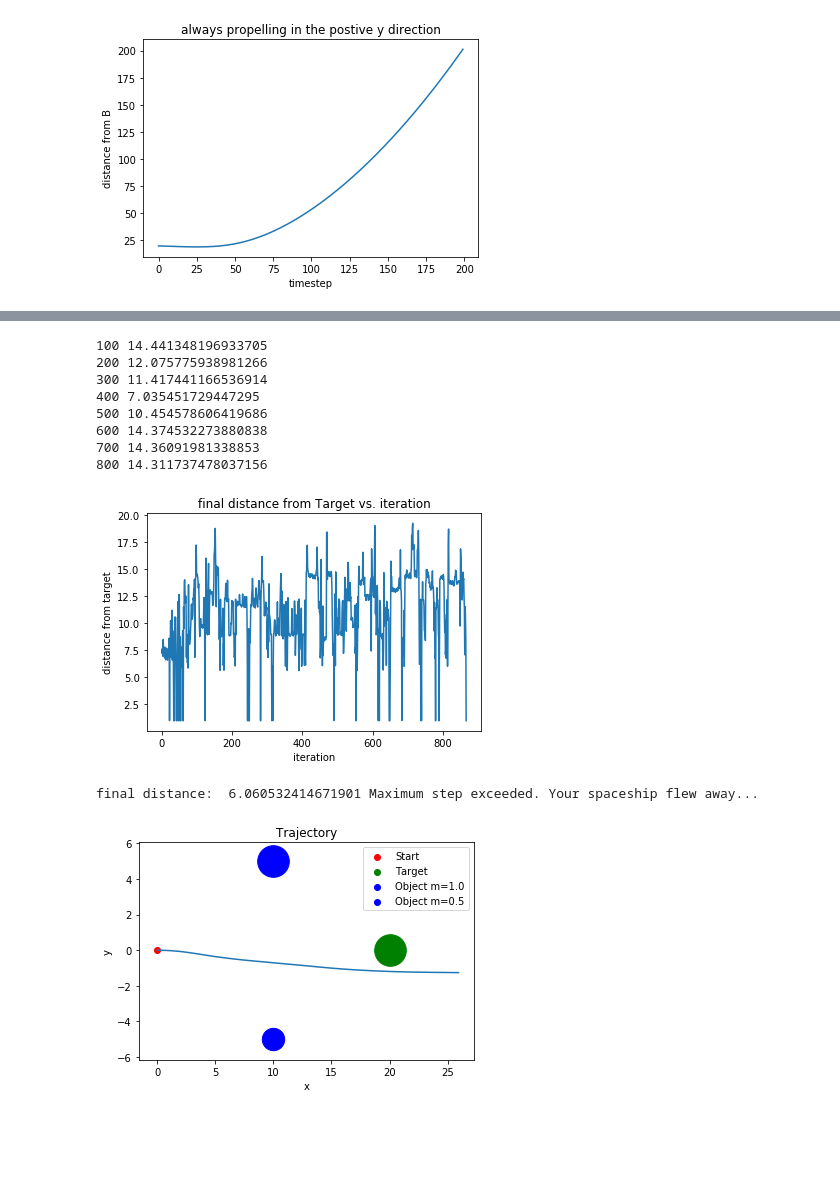
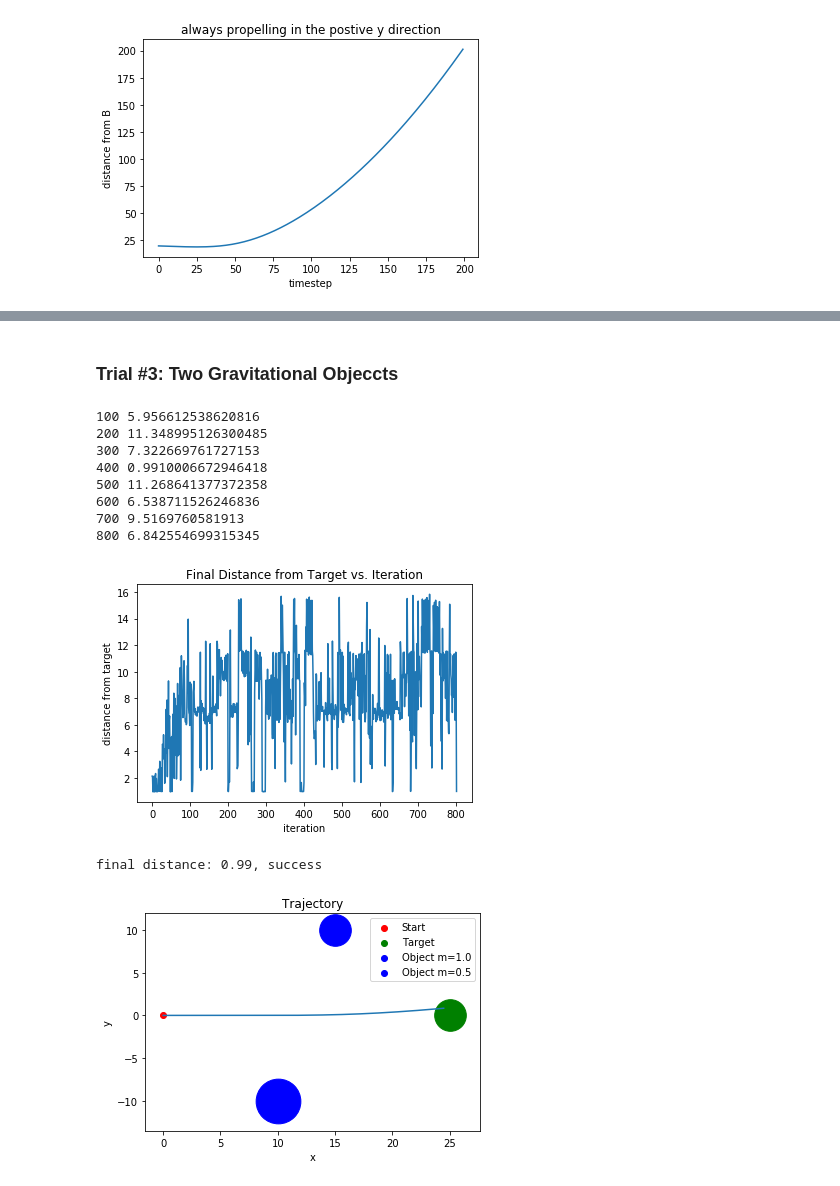
Before and after one commit to RaindragonD/space_hitchhiker, a Jupyter notebook: QLearning_Space_Hitchhiker.ipynb, the cells around one changed output, grey strips where cells are left out. Cells and saved outputs as stored; diff of their text form; code cells hidden in the pictures; blank space fills up the shorter version.

```diff
--- a/QLearning_Space_Hitchhiker.ipynb
+++ b/QLearning_Space_Hitchhiker.ipynb
@@ -97,17 +97,20 @@ class SpaceTraversal:
         # test if the spaceship crashes
         n_object = self.x.shape[0] - 1
         i = 1
-        while i < n_object:
+        while i <= n_object:
             obj_dist = self.calc_dist(r_cur, self.x[i])
-            if obj_dist <= self.r[i]:
+            if obj_dist <= self.r[i-1]:
                 done = True
+                rwd = -10
                 msg = "Bump onto object {}".format(i)
+                break
             i += 1
         # test if the maximum step is exceeded
         self.cur_step += 1
         if self.cur_step == self.max_step:
             done = True
-            msg = "Maximum step exceeded. Your spaceship flew away..."
+            rwd = -10
+            msg = "Your spaceship flew away..."
         # append trajectory if testing
         if test:
             self.trajectory[0].append(self.x[0][0])
@@ -214,7 +217,6 @@ class QLSolver:
                    gamma=1 means consider only next step
         """
         dist_his = []
-        action_his = []
         for episode in range(max_itr):
             alpha = max(alpha_floor,  0.1-math.log10((episode + 1) * eta))
             e = max(e_floor, 0.8 - math.log10((episode + 1) * eta ))
@@ -230,19 +232,21 @@ class QLSolver:
                 self.Q[state][action] += alpha * (rwd + gamma * np.max(self.Q[newState]) - oldQ)
                 state = newState
             dist_his.append(cur_dist)
-            action_his.append(action)
             if (episode+1) % 100 == 0:
                 print(episode+1, cur_dist)
             if break_if_success and msg=='success' and episode>min_itr:
                 break
-        return dist_his, action_his
+        return dist_his
 
     def run(self):
         state = self.transformObs(self.env.reset())
         cur_dist = None
         done = False
+        action_his = []
         while not done:
             action = np.argmax(self.Q[state])
             obs, _, done, cur_dist, msg = self.env.step(action, test=True)
             state = self.transformObs(obs)
-        print("final distance: ", cur_dist, msg)
+            action_his.append(action)
+        print("final distance: %.2f, %s" % (cur_dist, msg))
+        return action_his
@@ -333,36 +360,38 @@ plt.show()
+# %% [markdown]
+### Trial #3: Two Gravitational Objeccts
 # %%
-x = np.array([[0,0], [10, 5], [10, -5]])
+x = np.array([[0,0], [15, 10], [10, -10]])
 v = np.array([[5,0], [0, 0], [0, 0]])
 m = np.array([1e-10, 1, 0.5])
-r = np.array([1, 0.5])
+r = np.array([1, 2])
 action_space = np.array([[0,1e-2], [0, -1e-2], [0, 0]])
-B = np.array([20,0])
+B = np.array([25,0])
 
 hitchhiker = SpaceTraversal(x, v, m, r, action_space, B, max_step = 500)
 # rx, ry, vx, vy
 n_State = (3, 3, 3, 3)
 discrete_range = [(-10,10), (-10,10), (-10,10), (-10,10)]
 solver = QLSolver(n_State, discrete_range, hitchhiker)
-dist_his, action_his = solver.train(max_itr=1000, min_itr=800, gamma = 0.5, break_if_success=True)
+dist_his = solver.train(max_itr=1000, min_itr=800, gamma = 0.5, break_if_success=True)
 # %% [output]
-100 14.441348196933705
-200 12.075775938981266
-300 11.417441166536914
-400 7.035451729447295
-500 10.454578606419686
-600 14.374532273880838
-700 14.36091981338853
-800 14.311737478037156
+100 5.956612538620816
+200 11.348995126300485
+300 7.322669761727153
+400 0.9910006672946418
+500 11.268641377372358
+600 6.538711526246836
+700 9.5169760581913
+800 6.842554699315345
 # %%
 plt.plot(dist_his)
-plt.title("final distance from Target vs. iteration")
+plt.title("Final Distance from Target vs. Iteration")
 plt.xlabel("iteration")
 plt.ylabel("distance from target")
 plt.show()
 # %% [output]
-[figure, old version]
+[figure, new version]
 # %%
-solver.run()
+action_his = solver.run()
 xs, ys = solver.env.trajectory
 plt.plot(xs, ys)
 plt.title('Trajectory')
@@ -378,5 +407,5 @@ for i in range(n_object):
 plt.legend()
 plt.show()
 # %% [output]
-final distance:  6.060532414671901 Maximum step exceeded. Your spaceship flew away...
+final distance: 0.99, success
-[figure, old version]
+[figure, new version]
```
Also changed, not shown: parts of 16 cells of this notebook, 9 other files.
